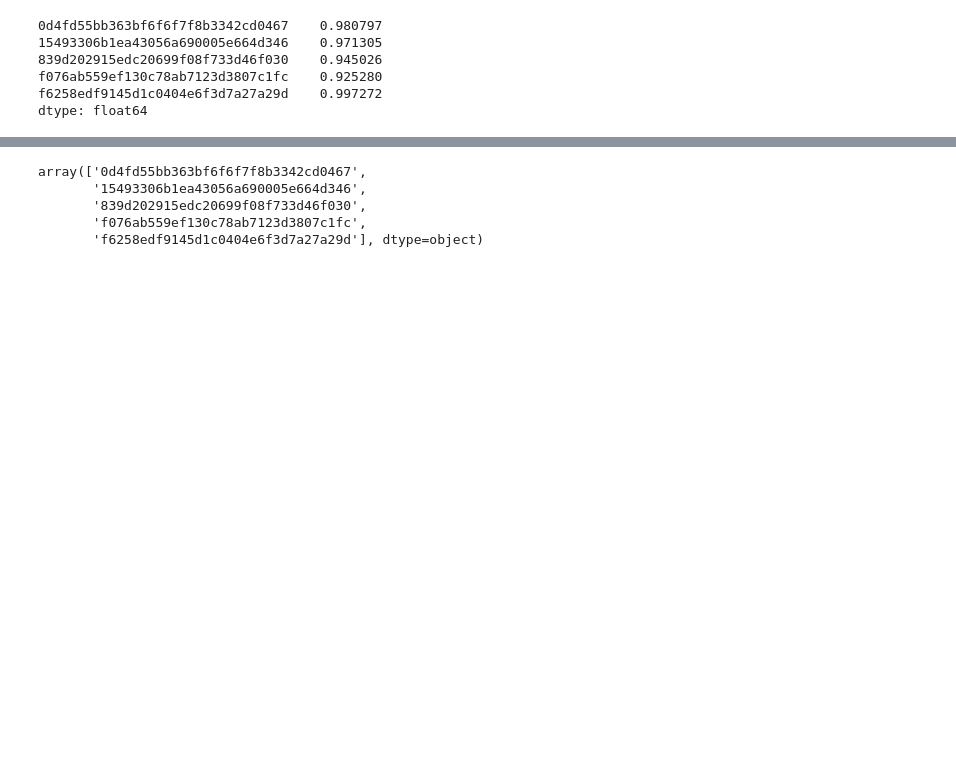
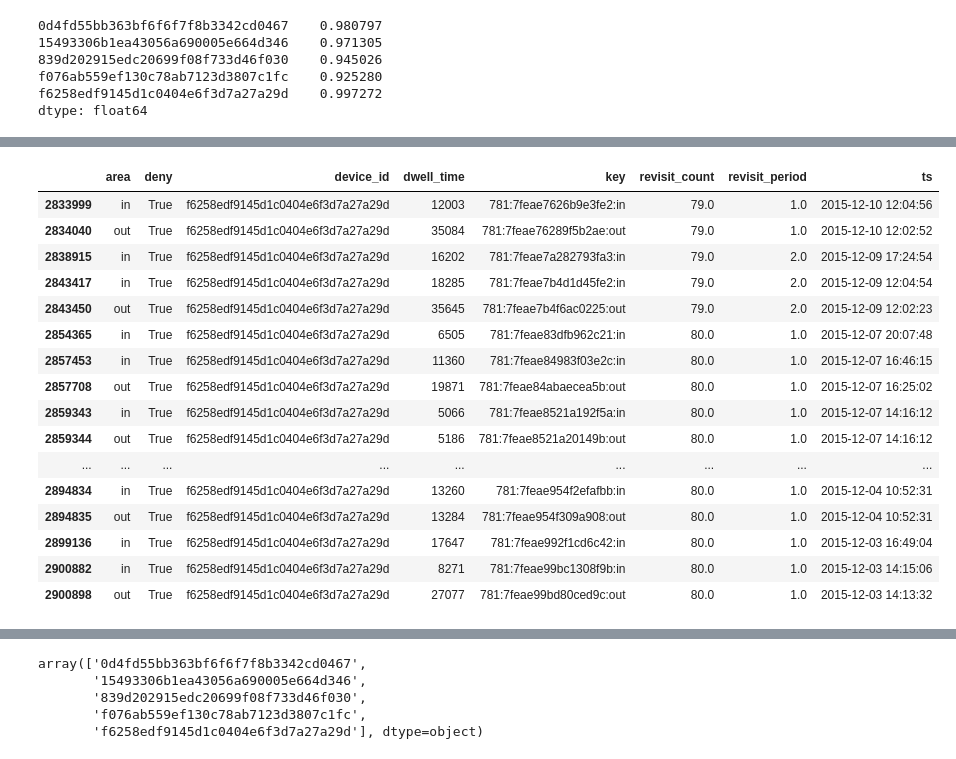
Before and after one commit to Yoo-Ju/MSRA_proposal_wifi_log, a Jupyter notebook: notebook/Supervised_model(basic_features).ipynb, the cells around one changed output, grey strips where cells are left out. Cells and saved outputs as stored; diff of their text form; code cells hidden in the pictures; blank space fills up the shorter version.

```diff
--- a/notebook/Supervised_model(basic_features).ipynb
+++ b/notebook/Supervised_model(basic_features).ipynb
@@ -135,0 +199,20 @@ dtype: float64
+# %%
+df_toy_839d.loc[df_toy_839d['area'].map(lambda x: x == 'in' or x == 'out')][-500:-470]
+# %% [output]
+|  | area | deny | device_id | dwell_time | key | revisit_count | revisit_period | ts |
+| 2833999 | in | True | f6258edf9145d1c0404e6f3d7a27a29d | 12003 | 781:7feae7626b9e3fe2:in | 79.0 | 1.0 | 2015-12-10 12:04:56 |
+| 2834040 | out | True | f6258edf9145d1c0404e6f3d7a27a29d | 35084 | 781:7feae76289f5b2ae:out | 79.0 | 1.0 | 2015-12-10 12:02:52 |
+| 2838915 | in | True | f6258edf9145d1c0404e6f3d7a27a29d | 16202 | 781:7feae7a282793fa3:in | 79.0 | 2.0 | 2015-12-09 17:24:54 |
+| 2843417 | in | True | f6258edf9145d1c0404e6f3d7a27a29d | 18285 | 781:7feae7b4d1d45fe2:in | 79.0 | 2.0 | 2015-12-09 12:04:54 |
+| 2843450 | out | True | f6258edf9145d1c0404e6f3d7a27a29d | 35645 | 781:7feae7b4f6ac0225:out | 79.0 | 2.0 | 2015-12-09 12:02:23 |
+| 2854365 | in | True | f6258edf9145d1c0404e6f3d7a27a29d | 6505 | 781:7feae83dfb962c21:in | 80.0 | 1.0 | 2015-12-07 20:07:48 |
+| 2857453 | in | True | f6258edf9145d1c0404e6f3d7a27a29d | 11360 | 781:7feae84983f03e2c:in | 80.0 | 1.0 | 2015-12-07 16:46:15 |
+| 2857708 | out | True | f6258edf9145d1c0404e6f3d7a27a29d | 19871 | 781:7feae84abaecea5b:out | 80.0 | 1.0 | 2015-12-07 16:25:02 |
+| 2859343 | in | True | f6258edf9145d1c0404e6f3d7a27a29d | 5066 | 781:7feae8521a192f5a:in | 80.0 | 1.0 | 2015-12-07 14:16:12 |
+| 2859344 | out | True | f6258edf9145d1c0404e6f3d7a27a29d | 5186 | 781:7feae8521a20149b:out | 80.0 | 1.0 | 2015-12-07 14:16:12 |
+| ... | ... | ... | ... | ... | ... | ... | ... | ... |
+| 2894834 | in | True | f6258edf9145d1c0404e6f3d7a27a29d | 13260 | 781:7feae954f2efafbb:in | 80.0 | 1.0 | 2015-12-04 10:52:31 |
+| 2894835 | out | True | f6258edf9145d1c0404e6f3d7a27a29d | 13284 | 781:7feae954f309a908:out | 80.0 | 1.0 | 2015-12-04 10:52:31 |
+| 2899136 | in | True | f6258edf9145d1c0404e6f3d7a27a29d | 17647 | 781:7feae992f1cd6c42:in | 80.0 | 1.0 | 2015-12-03 16:49:04 |
+| 2900882 | in | True | f6258edf9145d1c0404e6f3d7a27a29d | 8271 | 781:7feae99bc1308f9b:in | 80.0 | 1.0 | 2015-12-03 14:15:06 |
+| 2900898 | out | True | f6258edf9145d1c0404e6f3d7a27a29d | 27077 | 781:7feae99bd80ced9c:out | 80.0 | 1.0 | 2015-12-03 14:13:32 |
```
Also changed, not shown: parts of 62 cells of this notebook, 8 other files.
